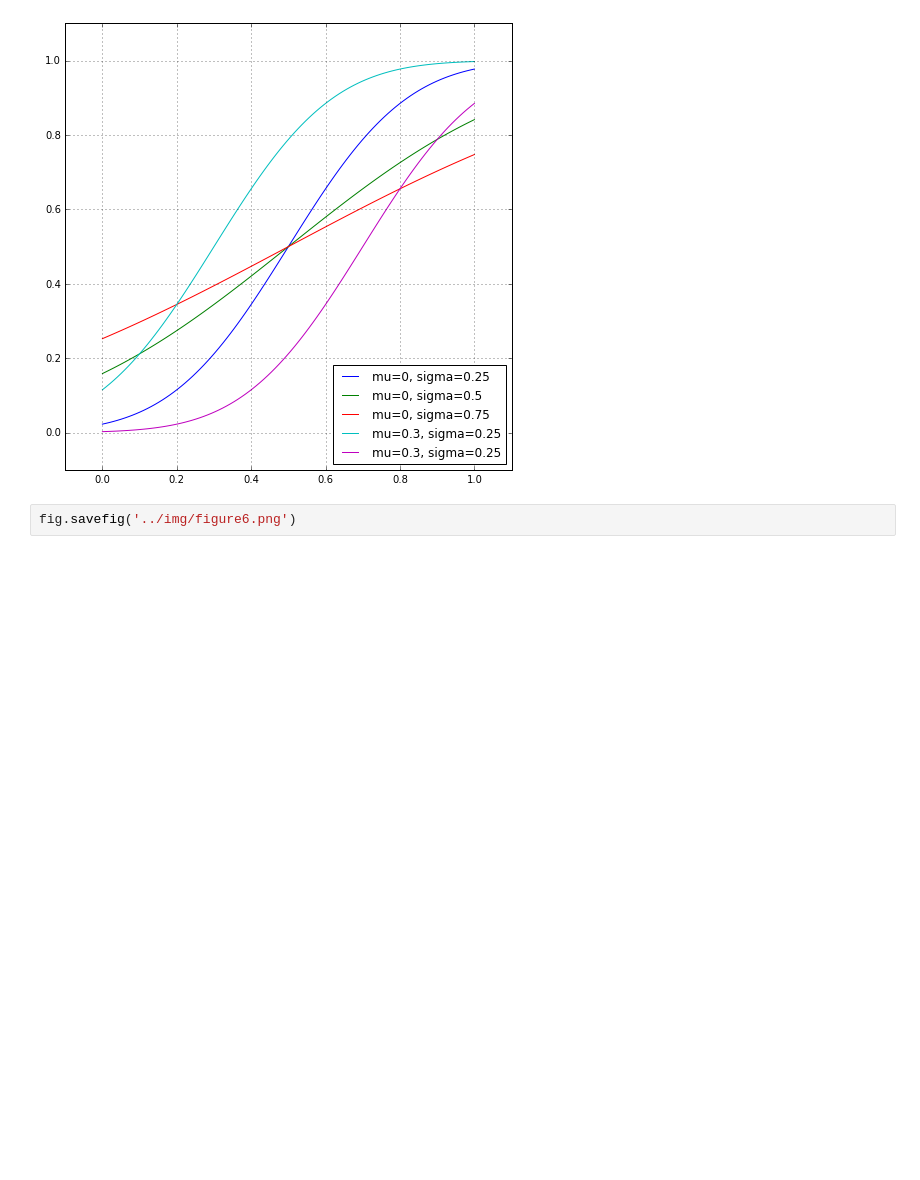
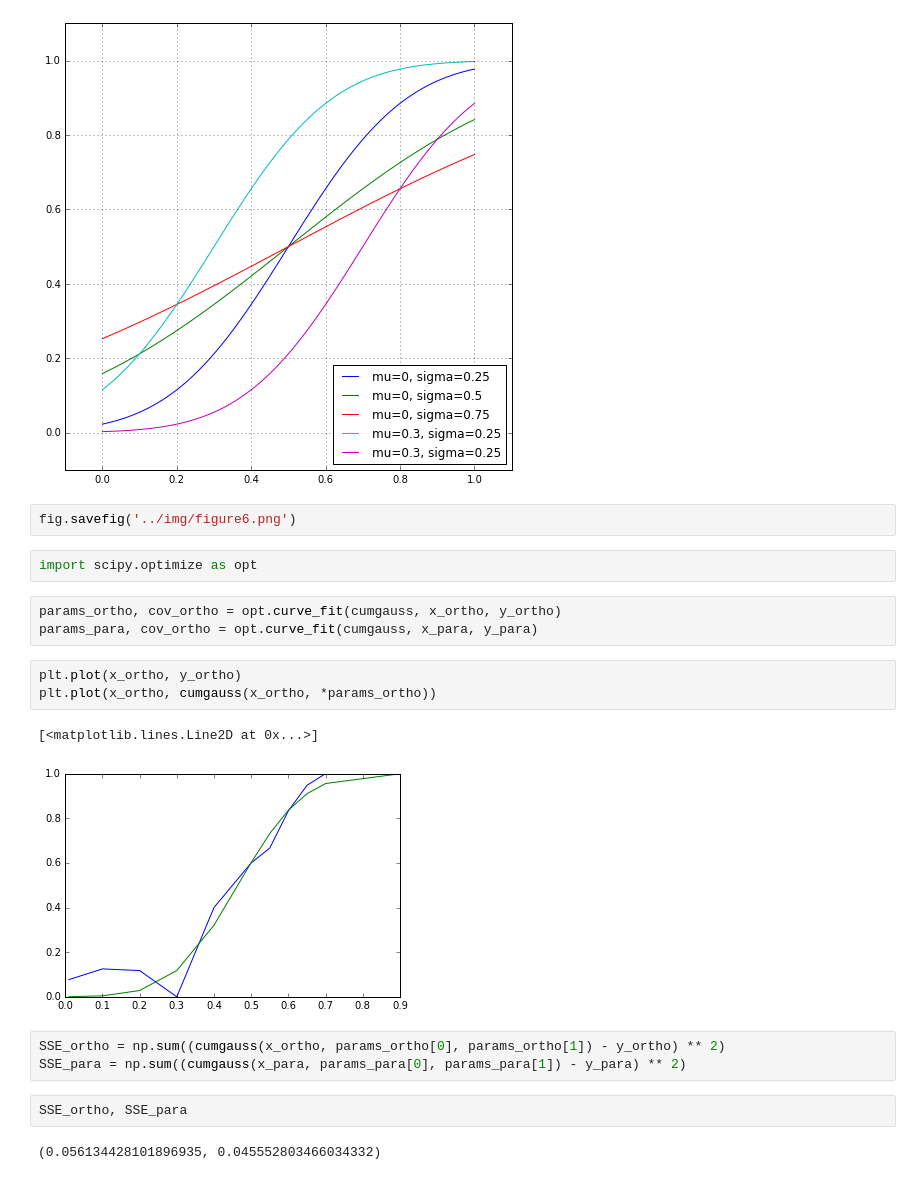
Before and after one commit to arokem/scipy-optimize, a Jupyter notebook: code/make-figures.ipynb, the cells around one changed output. Saved outputs shown, nothing was run; the diff lists cells and outputs as text; blank space fills up the shorter version.

```diff
--- a/code/make-figures.ipynb
+++ b/code/make-figures.ipynb
@@ -191,3 +197,21 @@ plt.legend(loc='lower right')
 [figure]
 # %%
 fig.savefig('../img/figure6.png')
+# %%
+import scipy.optimize as opt
+# %%
+params_ortho, cov_ortho = opt.curve_fit(cumgauss, x_ortho, y_ortho)
+params_para, cov_ortho = opt.curve_fit(cumgauss, x_para, y_para)
+# %%
+plt.plot(x_ortho, y_ortho)
+plt.plot(x_ortho, cumgauss(x_ortho, *params_ortho))
+# %% [output]
+[<matplotlib.lines.Line2D at 0x...>]
+[figure, added]
+# %%
+SSE_ortho = np.sum((cumgauss(x_ortho, params_ortho[0], params_ortho[1]) - y_ortho) ** 2)
+SSE_para = np.sum((cumgauss(x_para, params_para[0], params_para[1]) - y_para) ** 2)
+# %%
+SSE_ortho, SSE_para
+# %% [output]
+(0.056134428101896935, 0.045552803466034332)
```
Also changed, not shown: parts of 17 cells of this notebook, 10 other files.
